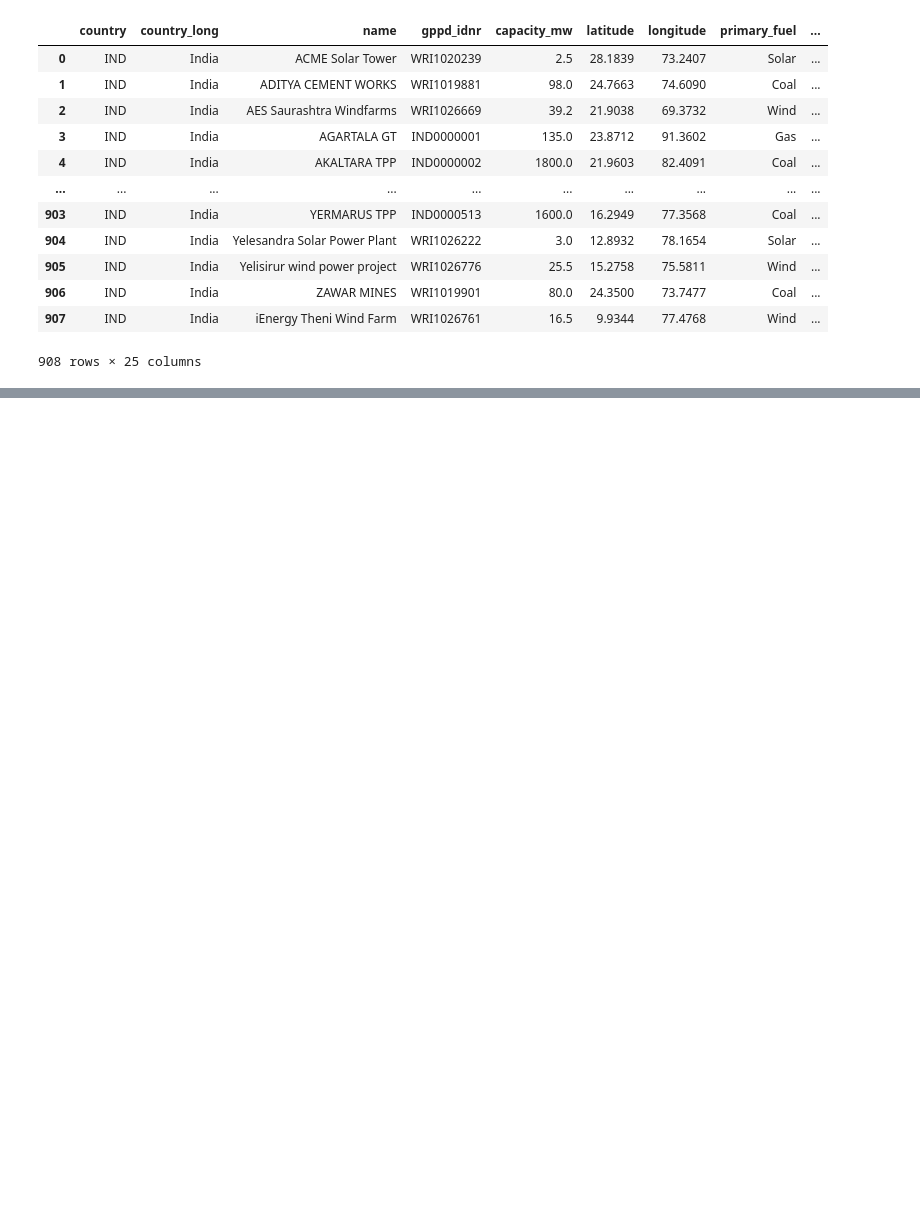
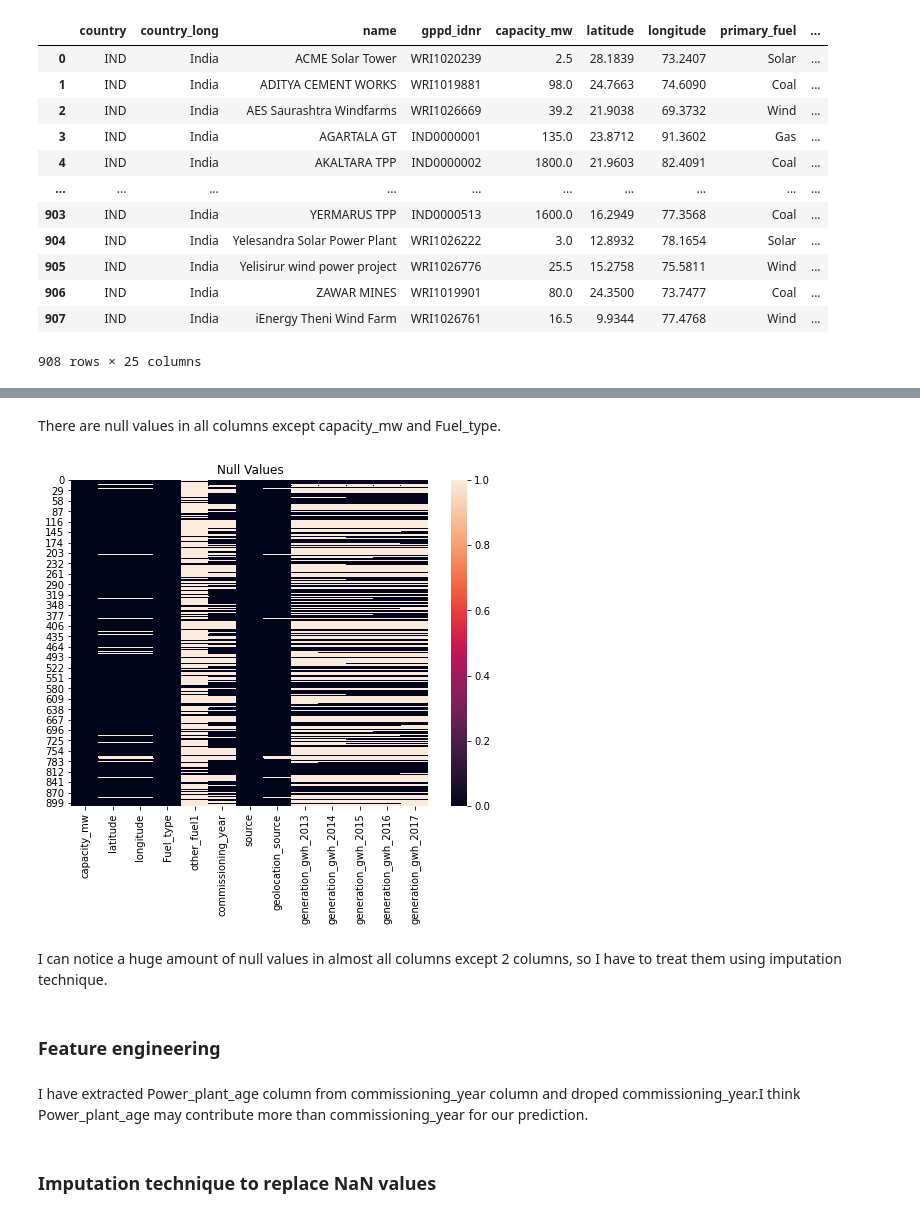
Before and after one commit to Aliakbar2/Datatrained, a Jupyter notebook: global_power_plant_SOLVED.ipynb, the cells around one changed output, grey strips where cells are left out. Drawn from its saved outputs; the diff is of its cells as text; code cells hidden in the pictures; blank space fills up the shorter version.

```diff
--- a/global_power_plant_SOLVED.ipynb
+++ b/global_power_plant_SOLVED.ipynb
@@ -132,0 +131,3 @@ dtype: int64
+# %%
+#Lets rename the column primary_fuel with Fuel_type as in the statement it is asked to predict Fuel_type
+df.rename(columns={'primary_fuel':'Fuel_type'},inplace=True)
@@ -132,0 +205,6 @@ dtype: int64
+# %%
+#Droping unnecessary columns
+df = df.drop(["other_fuel3"],axis=1)
+df = df.drop(["wepp_id"],axis=1)
+df = df.drop(["estimated_generation_gwh"],axis=1)
+df = df.drop(["other_fuel2"],axis=1)
@@ -132,0 +234,6 @@ dtype: int64
+# %%
+#Droping unnecessary columns
+df = df.drop(["country"],axis=1)
+df = df.drop(["country_long"],axis=1)
+df = df.drop(["year_of_capacity_data"],axis=1)
+df = df.drop(["generation_data_source"],axis=1)
@@ -132,0 +322,6 @@ dtype: int64
+# %%
+#Droping unnecessary columns
+df = df.drop(["name"],axis=1)
+df = df.drop(["gppd_idnr"],axis=1)
+df = df.drop(["url"],axis=1)
+df = df.drop(["owner"],axis=1)
@@ -132,0 +372,14 @@ dtype: int64
+# %% [markdown]
+There are null values in all columns except capacity_mw and Fuel_type.
+# %%
+#Visualising null values
+plt.figure(figsize=[8,6])
+sns.heatmap(df.isnull())
+plt.title("Null Values")
+plt.show()
+# %% [output]
+[figure, added]
+# %% [markdown]
+I can notice a huge amount of null values in almost all columns except 2 columns, so I have to treat them using imputation technique.
+# %% [markdown]
+### Feature engineering
@@ -132,0 +390,4 @@ dtype: int64
+# %% [markdown]
+I have extracted Power_plant_age column from commissioning_year column and droped commissioning_year.I think Power_plant_age may contribute more than commissioning_year for our prediction.
+# %% [markdown]
+### Imputation technique to replace NaN values
```
Also changed, not shown: parts of 285 cells of this notebook.
